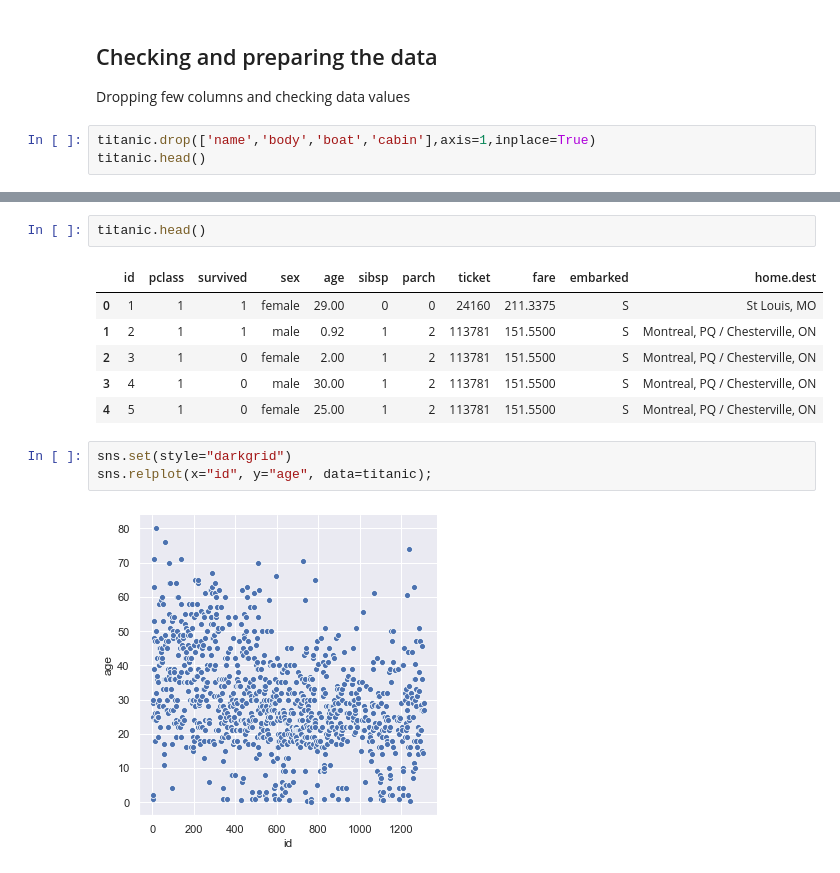
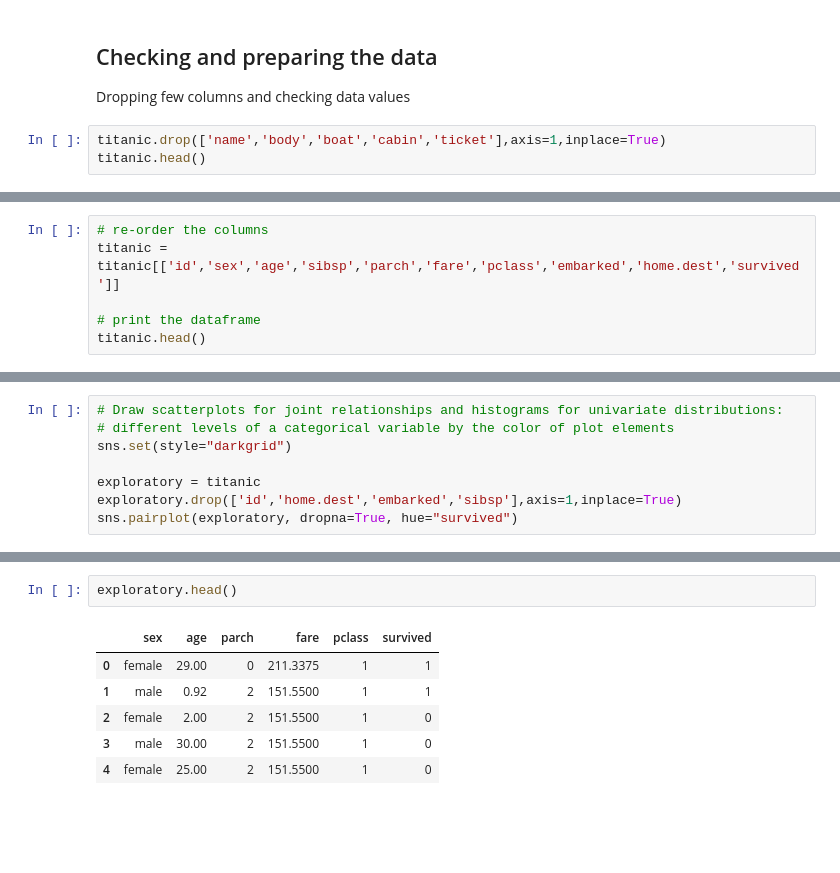
Before and after one commit to antoinedme/titanic-dataset-ml, a Jupyter notebook: Titanic-MachineLearning.ipynb, the cells around one changed output, grey strips where cells are left out. Saved outputs shown, nothing was run; the diff lists cells and outputs as text; blank space fills up the shorter version.

Commit message:
Pairplot analysis

```diff
--- a/Titanic-MachineLearning.ipynb
+++ b/Titanic-MachineLearning.ipynb
@@ -85,6 +86,6 @@ This dataset describes the survival status of individual passengers on the Titan
 ## Checking and preparing the data
 Dropping few columns and checking data values
 # %%
-titanic.drop(['name','body','boat','cabin'],axis=1,inplace=True)
+titanic.drop(['name','body','boat','cabin','ticket'],axis=1,inplace=True)
 titanic.head()
 # %% [output]
@@ -96,0 +101,6 @@ titanic.head()
+# %%
+# re-order the columns
+titanic = titanic[['id','sex','age','sibsp','parch','fare','pclass','embarked','home.dest','survived']]
+
+# print the dataframe
+titanic.head()
@@ -113,0 +127,8 @@ titanic.insert(0, 'id', range(1, 1 + len(titanic)))
+# %%
+# Draw scatterplots for joint relationships and histograms for univariate distributions:
+# different levels of a categorical variable by the color of plot elements
+sns.set(style="darkgrid")
+
+exploratory = titanic
+exploratory.drop(['id','home.dest','embarked','sibsp'],axis=1,inplace=True)
+sns.pairplot(exploratory, dropna=True, hue="survived")
@@ -114,14 +138,9 @@ titanic.insert(0, 'id', range(1, 1 + len(titanic)))
 # %%
-titanic.head()
+exploratory.head()
 # %% [output]
-|  | id | pclass | survived | sex | age | sibsp | parch | ticket | fare | embarked | home.dest |
-| 0 | 1 | 1 | 1 | female | 29.00 | 0 | 0 | 24160 | 211.3375 | S | St Louis, MO |
-| 1 | 2 | 1 | 1 | male | 0.92 | 1 | 2 | 113781 | 151.5500 | S | Montreal, PQ / Chesterville, ON |
-| 2 | 3 | 1 | 0 | female | 2.00 | 1 | 2 | 113781 | 151.5500 | S | Montreal, PQ / Chesterville, ON |
-| 3 | 4 | 1 | 0 | male | 30.00 | 1 | 2 | 113781 | 151.5500 | S | Montreal, PQ / Chesterville, ON |
-| 4 | 5 | 1 | 0 | female | 25.00 | 1 | 2 | 113781 | 151.5500 | S | Montreal, PQ / Chesterville, ON |
+|  | sex | age | parch | fare | pclass | survived |
+| 0 | female | 29.00 | 0 | 211.3375 | 1 | 1 |
+| 1 | male | 0.92 | 2 | 151.5500 | 1 | 1 |
+| 2 | female | 2.00 | 2 | 151.5500 | 1 | 0 |
+| 3 | male | 30.00 | 2 | 151.5500 | 1 | 0 |
+| 4 | female | 25.00 | 2 | 151.5500 | 1 | 0 |
-# %%
-sns.set(style="darkgrid")
-sns.relplot(x="id", y="age", data=titanic);
-# %% [output]
-[figure, removed]
```
Also changed, not shown: parts of 9 cells of this notebook.
